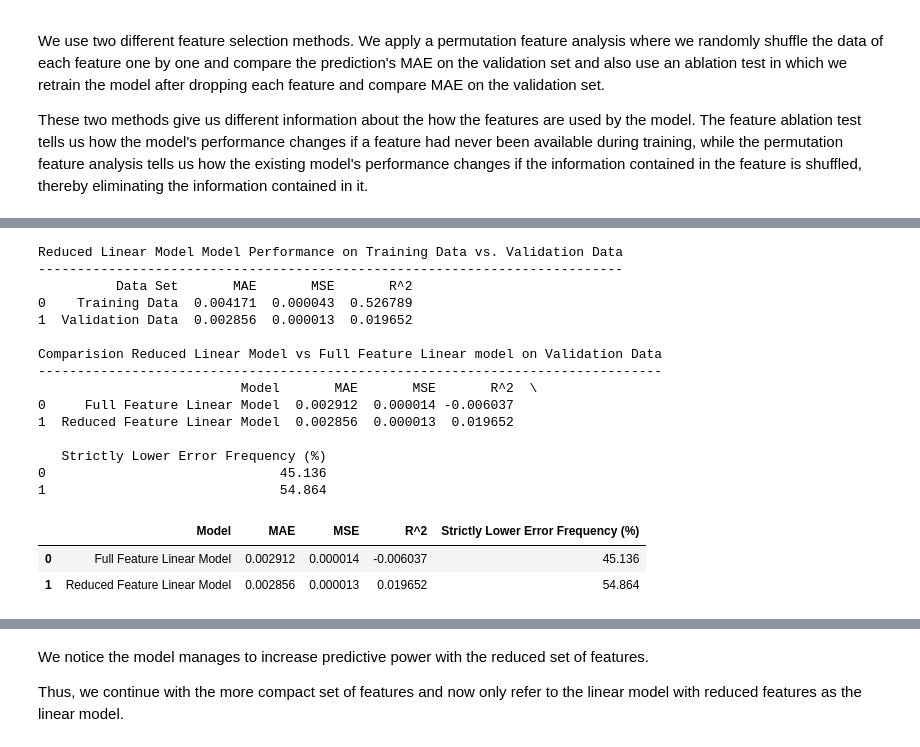
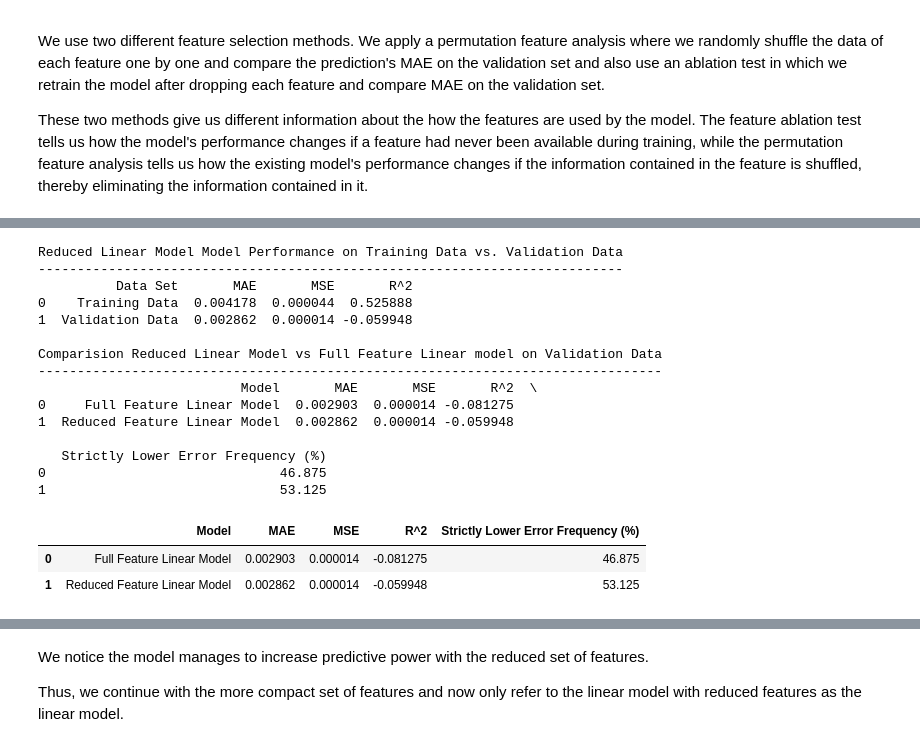
Before and after one commit to noellerpaula/gbm_vs_sp500, a Jupyter notebook: notebooks/analysis.ipynb, the cells around one changed output, grey strips where cells are left out. Saved outputs shown, nothing was run; the diff lists cells and outputs as text; code cells hidden in the pictures.

```diff
--- a/notebooks/analysis.ipynb
+++ b/notebooks/analysis.ipynb
@@ -368,16 +368,25 @@ y = features["target"]
 # For simplicity and readability for this notebook we choose a single split.
 # For more rigorous validation in other contexts I would consider for instance walk forward split
 
+horizon = 5              # target = realized vol over t+1 ... t+5
+purge = horizon      # = 5 rows must be dropped at each split boundary
+
 splitting_index = int(len(features)* 0.8)
-X_trainandvalidation = X[:splitting_index]
-Y_trainandvalidation = y[:splitting_index]
+X_trainandvalidation_raw = X[:splitting_index]
+Y_trainandvalidation_raw = y[:splitting_index]
+# Drop the last `purge` rows: their 5-day-ahead target overlaps with test-period returns
+X_trainandvalidation = X_trainandvalidation_raw.iloc[:-purge]
+Y_trainandvalidation = Y_trainandvalidation_raw.iloc[:-purge]
+X_test = X[splitting_index:]
+Y_test = y[splitting_index:]
 train_index = int(len(X_trainandvalidation)*0.8)
-X_train = X_trainandvalidation[:train_index]
-Y_train = Y_trainandvalidation[:train_index]
+X_train_raw = X_trainandvalidation[:train_index]
+Y_train_raw = Y_trainandvalidation[:train_index]
+# Drop the last `purge` rows: their target overlaps with validation-period returns
+X_train = X_train_raw.iloc[:-purge]
+Y_train = Y_train_raw.iloc[:-purge]
 X_validation = X_trainandvalidation[train_index:]
 Y_validation = Y_trainandvalidation[train_index:]
-X_test = X[splitting_index:]
-Y_test = y[splitting_index:]
 # %% [markdown]
 ### Feature Baseline
 We first train our models on a collection of features we choose motivated by our previous analysis. After training the models we will re-examine the selection of features based on their correlation. We choose each feature to capture a different characteristic of our time series data that could be useful for predicting volatility:
@@ -517,40 +529,45 @@ We will remove the features rolling_excess_kurtosis, vol_lag10 and squared_retur
 # %%
-X_train_reduced = X_train.drop(columns=[ 'vol_lag10', 'sq_return','rolling_excess_kurtosis'])
-X_validation_reduced = X_validation.drop(columns=[ 'vol_lag10', 'sq_return', 'rolling_excess_kurtosis'])
+X_train_reduced = X_train.drop(columns=[
+    'vol_lag1',
+    'vol_lag10',
+      'sq_return','rolling_excess_kurtosis'])
+X_validation_reduced = X_validation.drop(columns=[
+    'vol_lag1',
+    'vol_lag10', 'sq_return', 'rolling_excess_kurtosis'])
 
 
 linear_model_reducedfeatures, scaler_reduced = train_linear_regression(X_train_reduced, Y_train)
 X_train_reduced_scaled = scaler_reduced.transform(X_train_reduced)
 X_train_reduced_scaled = pd.DataFrame(X_train_reduced_scaled,columns=X_train_reduced.columns, index=X_train_reduced.index)
 pred_train_reduced = model_prediction(linear_model_reducedfeatures, X_train_reduced_scaled)
 X_validation_reduced_scaled = scaler_reduced.transform(X_validation_reduced)
 X_validation_reduced_scaled = pd.DataFrame(X_validation_reduced_scaled,columns=X_validation_reduced.columns, index=X_validation_reduced.index)
 pred_validation_reduced = model_prediction(linear_model_reducedfeatures, X_validation_reduced_scaled)
 pred_validation_reduced = pd.Series(pred_validation_reduced, index=Y_validation.index)
 pred_validation = model_prediction(linear_model, X_validation_scaled)
 pred_validation = pd.Series(pred_validation, index=Y_validation.index)
 evaluate_performance("Reduced Linear Model", pred_train_reduced, pred_validation_reduced,"Validation Data", Y_train, Y_validation)
 
 compare_prediction("Comparision Reduced Linear Model vs Full Feature Linear model on Validation Data", pred_validation,"Full Feature Linear Model", pred_validation_reduced,"Reduced Feature Linear Model", Y_validation)
 # %% [output]
 Reduced Linear Model Model Performance on Training Data vs. Validation Data
 ---------------------------------------------------------------------------
           Data Set       MAE       MSE       R^2
-0    Training Data  0.004171  0.000043  0.526789
-1  Validation Data  0.002856  0.000013  0.019652
+0    Training Data  0.004178  0.000044  0.525888
+1  Validation Data  0.002862  0.000014 -0.059948
 
 Comparision Reduced Linear Model vs Full Feature Linear model on Validation Data
 --------------------------------------------------------------------------------
                           Model       MAE       MSE       R^2  \
-0     Full Feature Linear Model  0.002912  0.000014 -0.006037
-1  Reduced Feature Linear Model  0.002856  0.000013  0.019652
+0     Full Feature Linear Model  0.002903  0.000014 -0.081275
+1  Reduced Feature Linear Model  0.002862  0.000014 -0.059948
 
    Strictly Lower Error Frequency (%)
-0                              45.136
-1                              54.864
+0                              46.875
+1                              53.125
 |  | Model | MAE | MSE | R^2 | Strictly Lower Error Frequency (%) |
-| 0 | Full Feature Linear Model | 0.002912 | 0.000014 | -0.006037 | 45.136 |
-| 1 | Reduced Feature Linear Model | 0.002856 | 0.000013 | 0.019652 | 54.864 |
+| 0 | Full Feature Linear Model | 0.002903 | 0.000014 | -0.081275 | 46.875 |
+| 1 | Reduced Feature Linear Model | 0.002862 | 0.000014 | -0.059948 | 53.125 |
 # %%
 plt.plot(pred_validation, label="Validation Prediction")
 plt.plot(Y_validation, label="Empirical data")
```
Also changed, not shown: parts of 37 cells of this notebook, 7 other files.
